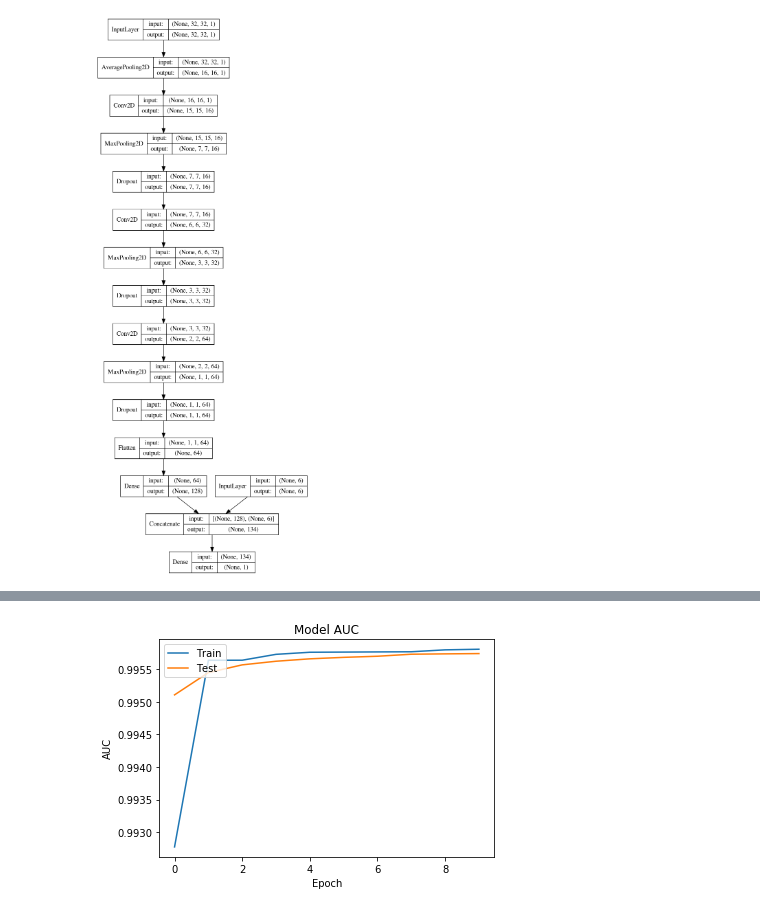
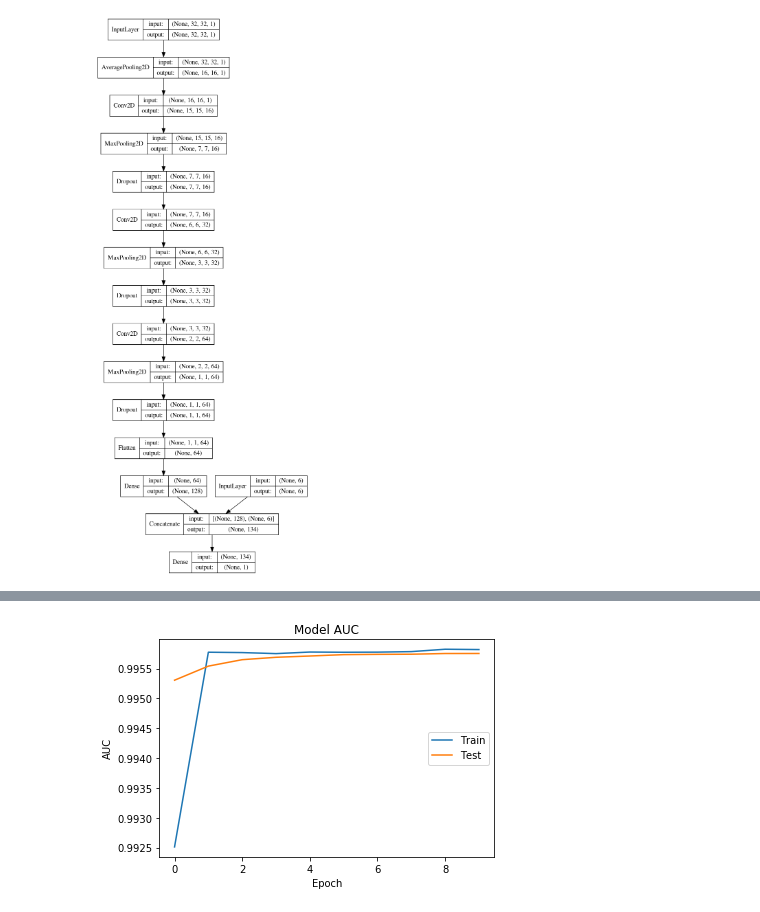
Before and after one commit to lchutny/wildfireplus, a Jupyter notebook: train_cnn_model.ipynb, the cells around one changed output, grey strips where cells are left out. Cells and saved outputs as stored; diff of their text form; code cells hidden in the pictures.

```diff
--- a/train_cnn_model.ipynb
+++ b/train_cnn_model.ipynb
@@ -228,6 +228,6 @@ model_2 = Model(inputs=[image_inputs, weather_inputs], outputs=predictions)
 model_2.compile(
     optimizer='adam',
     loss='binary_crossentropy',
-    metrics=['accuracy', f1_score, tf.keras.metrics.AUC()]
+    metrics=['accuracy', f1_score, recall_m, tf.keras.metrics.AUC()]
 )
 # %% [output]
@@ -370,11 +351,11 @@ plt.show()
 # %%
 # Plot training & validation auc values
-plt.plot(history.history['auc_1'])
-plt.plot(history.history['val_auc_1'])
+plt.plot(history.history['auc'])
+plt.plot(history.history['val_auc'])
 plt.title('Model AUC')
 plt.ylabel('AUC')
 plt.xlabel('Epoch')
-plt.legend(['Train', 'Test'], loc='upper left')
+plt.legend(['Train', 'Test'], loc='center right')
 plt.show()
 # %% [output]
-[figure, old version]
+[figure, new version]
```
Also changed, not shown: parts of 10 cells of this notebook.
